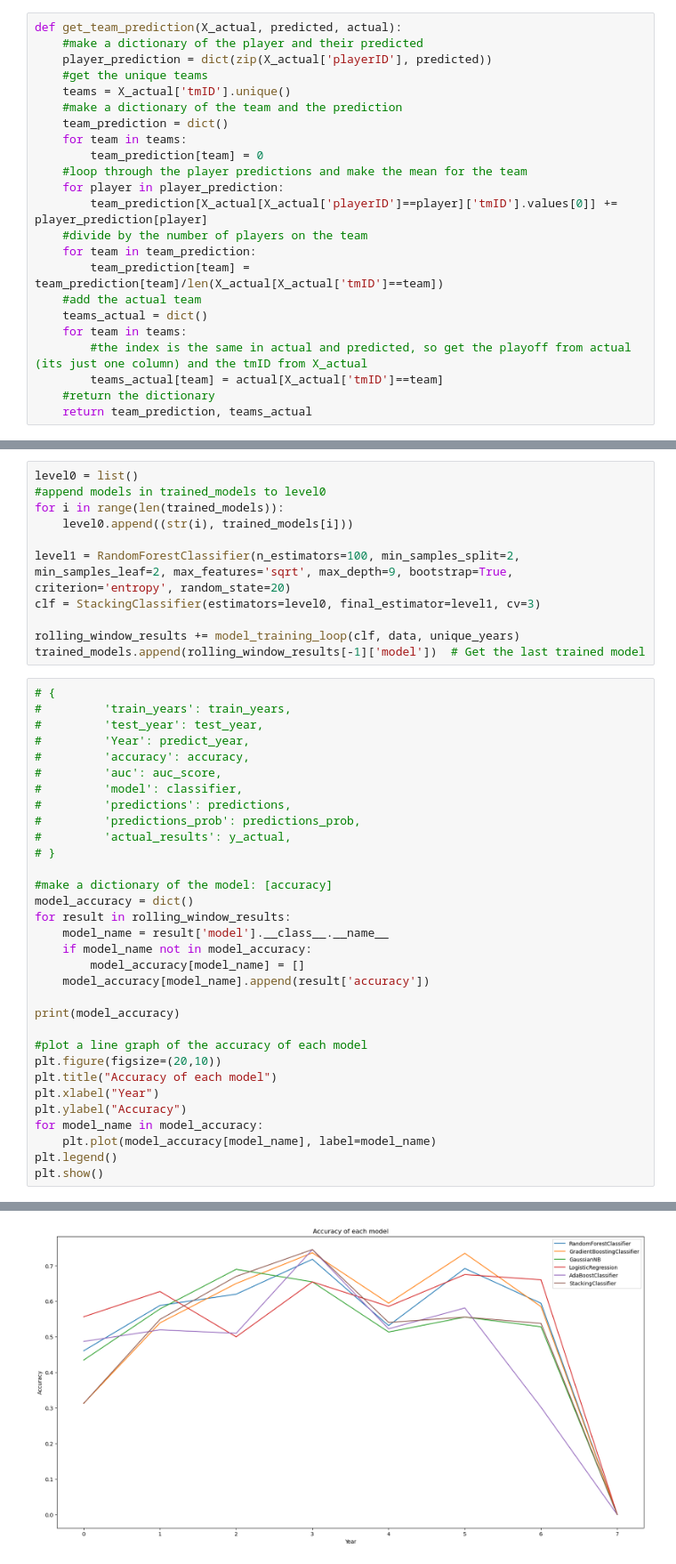
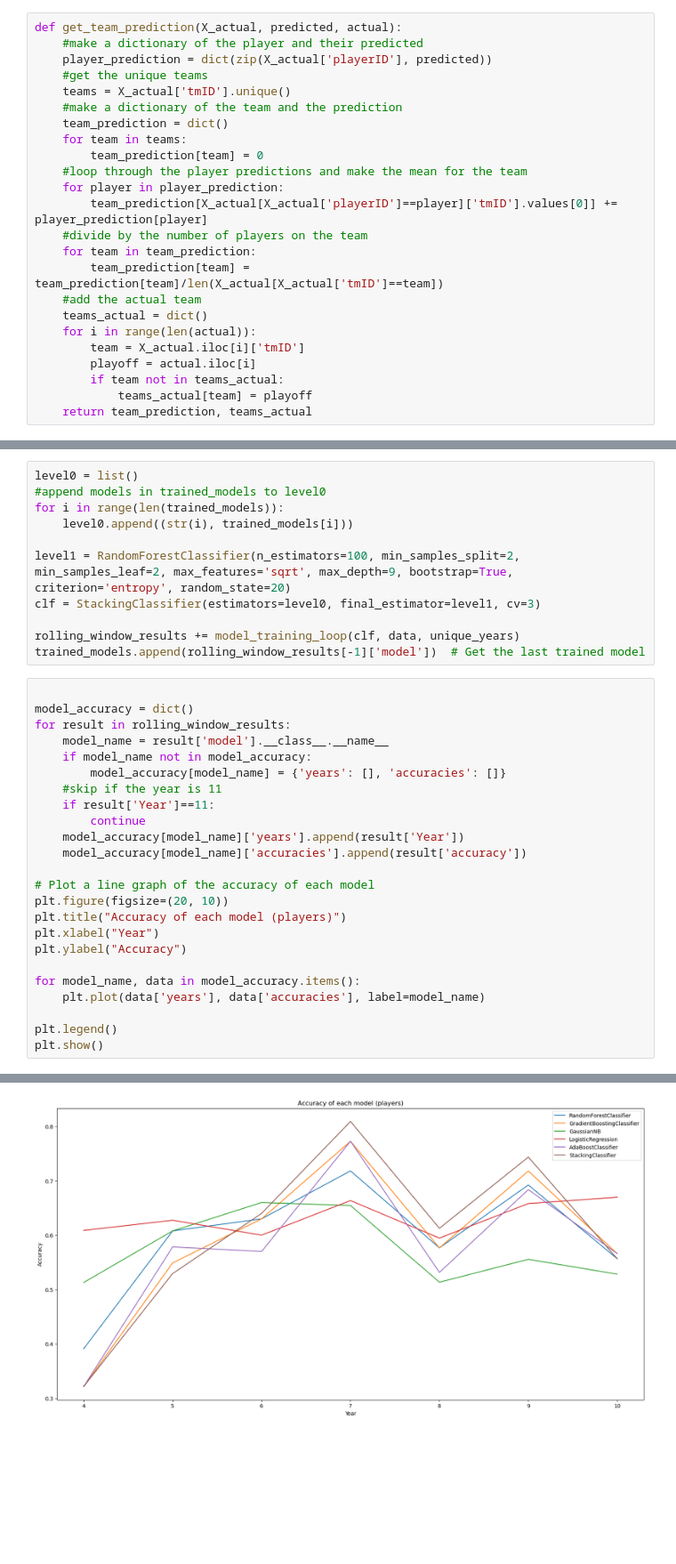
Before and after one commit to P1ntas/Machine-Learning, a Jupyter notebook: src/6-predictive.ipynb, the cells around one changed output, grey strips where cells are left out. Shown at 89% size. Cells and saved outputs as stored; diff of their text form; blank space fills up the shorter version.

Commit message:
Prints done

```diff
--- a/src/6-predictive.ipynb
+++ b/src/6-predictive.ipynb
@@ -365,10 +365,11 @@ def get_team_prediction(X_actual, predicted, actual):
         team_prediction[team] = team_prediction[team]/len(X_actual[X_actual['tmID']==team])
     #add the actual team
     teams_actual = dict()
-    for team in teams:
-        #the index is the same in actual and predicted, so get the playoff from actual (its just one column) and the tmID from X_actual
-        teams_actual[team] = actual[X_actual['tmID']==team]
-    #return the dictionary
+    for i in range(len(actual)):
+        team = X_actual.iloc[i]['tmID']
+        playoff = actual.iloc[i]
+        if team not in teams_actual:
+            teams_actual[team] = playoff
     return team_prediction, teams_actual
 # %%
 def make_team_prediction(team_prediction, teams_actual):
@@ -474,35 +488,27 @@ clf = StackingClassifier(estimators=level0, final_estimator=level1, cv=3)
 rolling_window_results += model_training_loop(clf, data, unique_years)
 trained_models.append(rolling_window_results[-1]['model'])  # Get the last trained model
 # %%
-# {
-#         'train_years': train_years,
-#         'test_year': test_year,
-#         'Year': predict_year,
-#         'accuracy': accuracy,
-#         'auc': auc_score,
-#         'model': classifier,
-#         'predictions': predictions,
-#         'predictions_prob': predictions_prob,
-#         'actual_results': y_actual,
-# }
 
-#make a dictionary of the model: [accuracy]
 model_accuracy = dict()
 for result in rolling_window_results:
     model_name = result['model'].__class__.__name__
     if model_name not in model_accuracy:
-        model_accuracy[model_name] = []
-    model_accuracy[model_name].append(result['accuracy'])
+        model_accuracy[model_name] = {'years': [], 'accuracies': []}
+    #skip if the year is 11
+    if result['Year']==11:
+        continue
+    model_accuracy[model_name]['years'].append(result['Year'])
+    model_accuracy[model_name]['accuracies'].append(result['accuracy'])
 
-print(model_accuracy)
-
-#plot a line graph of the accuracy of each model
-plt.figure(figsize=(20,10))
-plt.title("Accuracy of each model")
+# Plot a line graph of the accuracy of each model
+plt.figure(figsize=(20, 10))
+plt.title("Accuracy of each model (players)")
 plt.xlabel("Year")
 plt.ylabel("Accuracy")
-for model_name in model_accuracy:
-    plt.plot(model_accuracy[model_name], label=model_name)
+
+for model_name, data in model_accuracy.items():
+    plt.plot(data['years'], data['accuracies'], label=model_name)
+
 plt.legend()
 plt.show()
 # %% [output]
@@ -510 +515 @@ plt.show()
-[figure, old version]
+[figure, new version]
```
Also changed, not shown: parts of 3 cells of this notebook, 4 other files.
